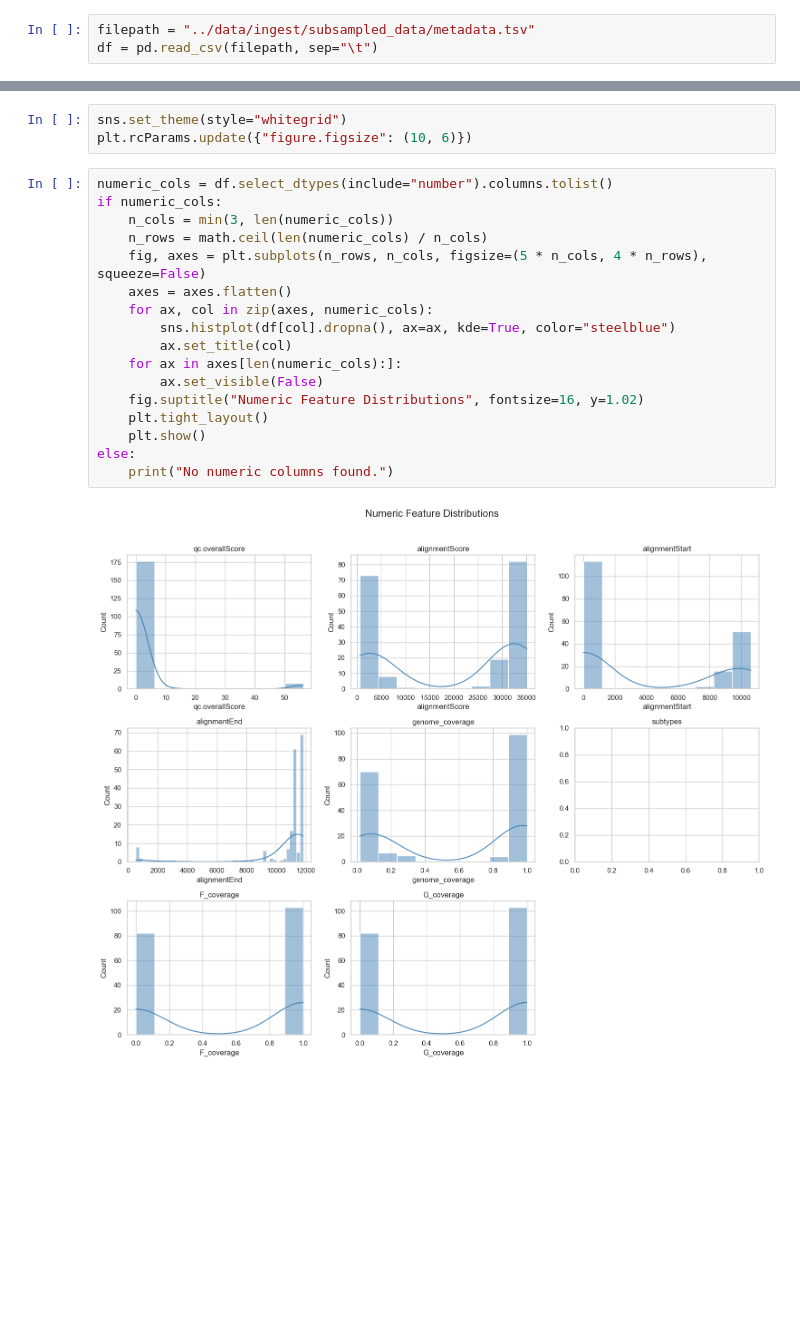
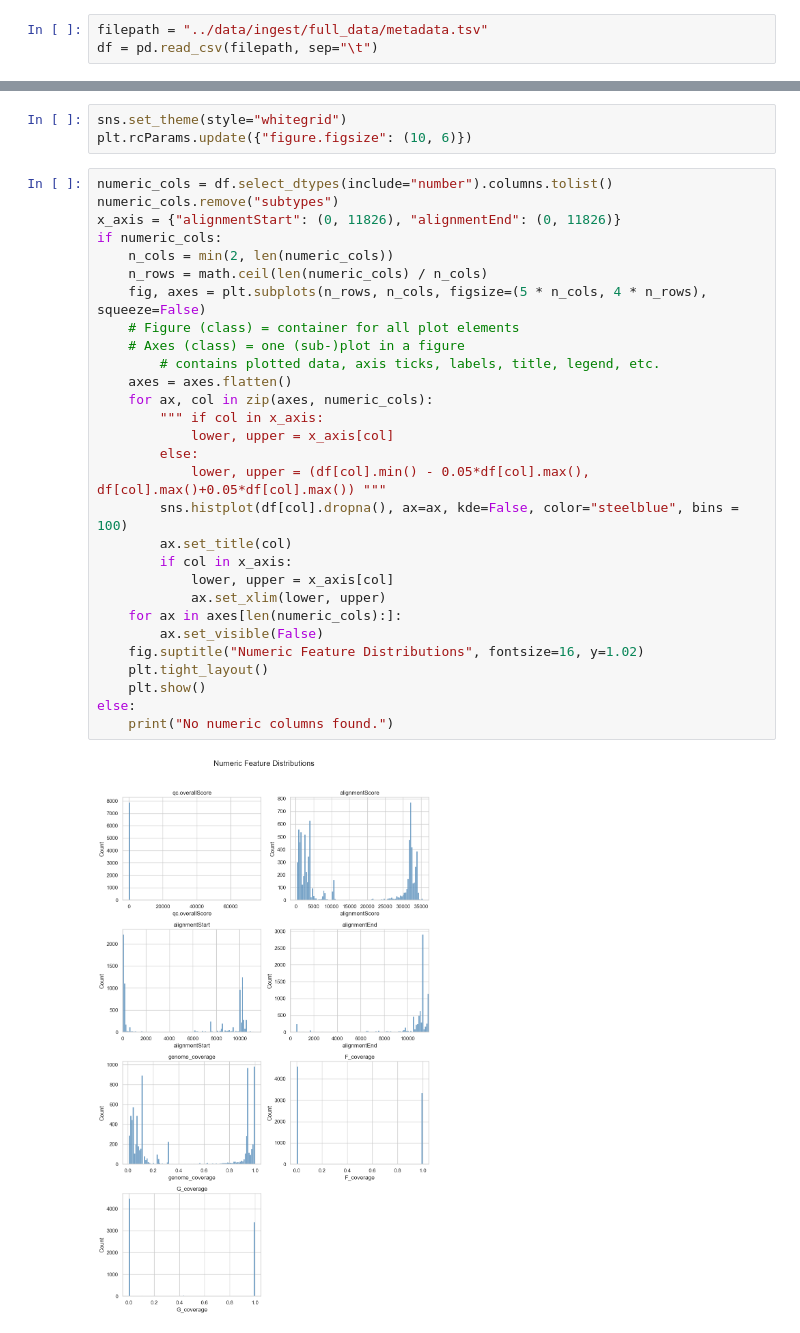
Before and after one commit to nextstrain/chikv, a Jupyter notebook: scripts/eda.ipynb, the cells around one changed output, grey strips where cells are left out. Drawn from its saved outputs; the diff is of its cells as text; blank space fills up the shorter version.

Commit message:
plots plots plots

```diff
--- a/scripts/eda.ipynb
+++ b/scripts/eda.ipynb
@@ -10,7 +13,7 @@ os.getcwd()
 # %% [output]
 '/Users/yasmine/Library/CloudStorage/OneDrive-ETHZurich/25_HS/Prakti/chikungunya/scripts'
 # %%
-filepath = "../data/ingest/subsampled_data/metadata.tsv"
+filepath = "../data/ingest/full_data/metadata.tsv"
 df = pd.read_csv(filepath, sep="\t")
 # %%
 df.info()
@@ -67,23 +70,35 @@ sns.set_theme(style="whitegrid")
 plt.rcParams.update({"figure.figsize": (10, 6)})
 # %%
 numeric_cols = df.select_dtypes(include="number").columns.tolist()
+numeric_cols.remove("subtypes")
+x_axis = {"alignmentStart": (0, 11826), "alignmentEnd": (0, 11826)}
 if numeric_cols:
-    n_cols = min(3, len(numeric_cols))
+    n_cols = min(2, len(numeric_cols))
     n_rows = math.ceil(len(numeric_cols) / n_cols)
     fig, axes = plt.subplots(n_rows, n_cols, figsize=(5 * n_cols, 4 * n_rows), squeeze=False)
+    # Figure (class) = container for all plot elements
+    # Axes (class) = one (sub-)plot in a figure
+        # contains plotted data, axis ticks, labels, title, legend, etc.
     axes = axes.flatten()
     for ax, col in zip(axes, numeric_cols):
-        sns.histplot(df[col].dropna(), ax=ax, kde=True, color="steelblue")
+        """ if col in x_axis:
+            lower, upper = x_axis[col]
+        else:
+            lower, upper = (df[col].min() - 0.05*df[col].max(), df[col].max()+0.05*df[col].max()) """
+        sns.histplot(df[col].dropna(), ax=ax, kde=False, color="steelblue", bins = 100)
         ax.set_title(col)
+        if col in x_axis:
+            lower, upper = x_axis[col]
+            ax.set_xlim(lower, upper)
     for ax in axes[len(numeric_cols):]:
         ax.set_visible(False)
     fig.suptitle("Numeric Feature Distributions", fontsize=16, y=1.02)
     plt.tight_layout()
     plt.show()
 else:
     print("No numeric columns found.")
 # %% [output]
-[figure, old version]
+[figure, new version]
 # %%
 numeric_cols = df.select_dtypes(include="number").columns.tolist()
 if numeric_cols:
```
Also changed, not shown: parts of 14 cells of this notebook.
